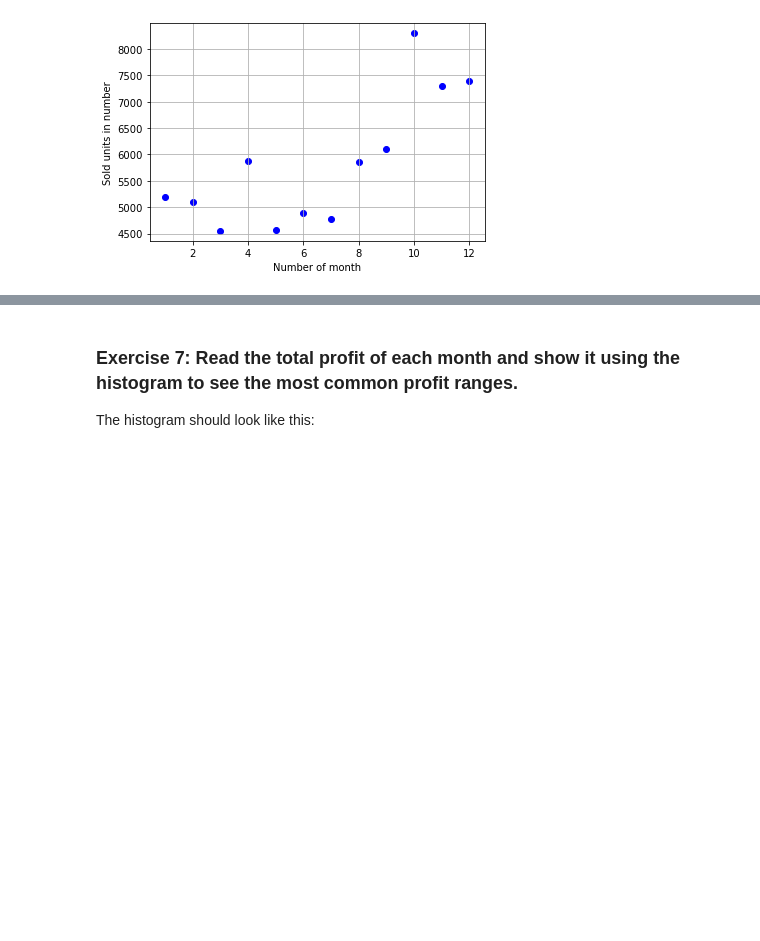
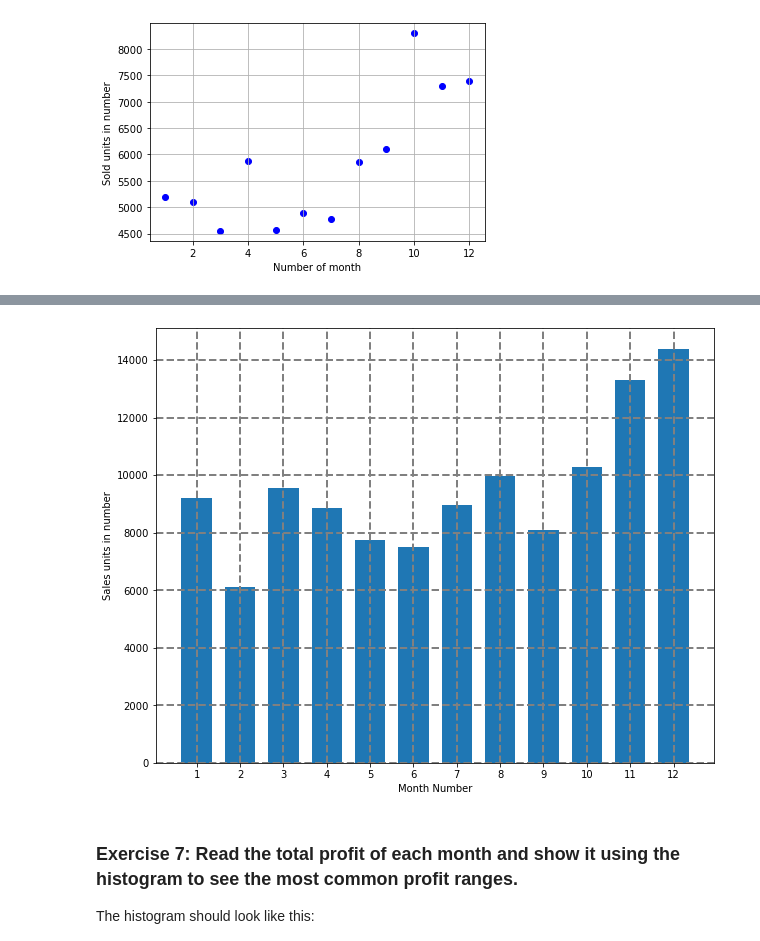
Before and after one commit to alessiorecchia/strive_exe, a Jupyter notebook: d10_Matplotlib/Matplotlib_exercises.ipynb, the cells around one changed output, grey strips where cells are left out. Cells and saved outputs as stored; diff of their text form; code cells hidden in the pictures; blank space fills up the shorter version.

```diff
--- a/d10_Matplotlib/Matplotlib_exercises.ipynb
+++ b/d10_Matplotlib/Matplotlib_exercises.ipynb
@@ -154,3 +149,22 @@ The bar chart should look like this:
+# %%
+# Write your code here
+
+X = data['month_number']
+Y = data['bathingsoap']
+width = 0.7
+
+fig, ax = plt.subplots(figsize=(10,8))
+
+ax.bar(X, Y, width, label='Bathing soap')
+ax.grid(color='grey', linestyle='--', linewidth=2)
+ax.set_xticks(X)
+
+ax.set_xlabel('Month Number')
+ax.set_ylabel('Sales units in number')
+
+plt.savefig('./bathing_soap_chart.pdf')
+# %% [output]
+[figure, added]
 # %% [markdown]
 ### Exercise 7: Read the total profit of each month and show it using the histogram to see the most common profit ranges.
 The histogram should look like this:
```
Also changed, not shown: parts of 2 cells of this notebook, 1 other file.
